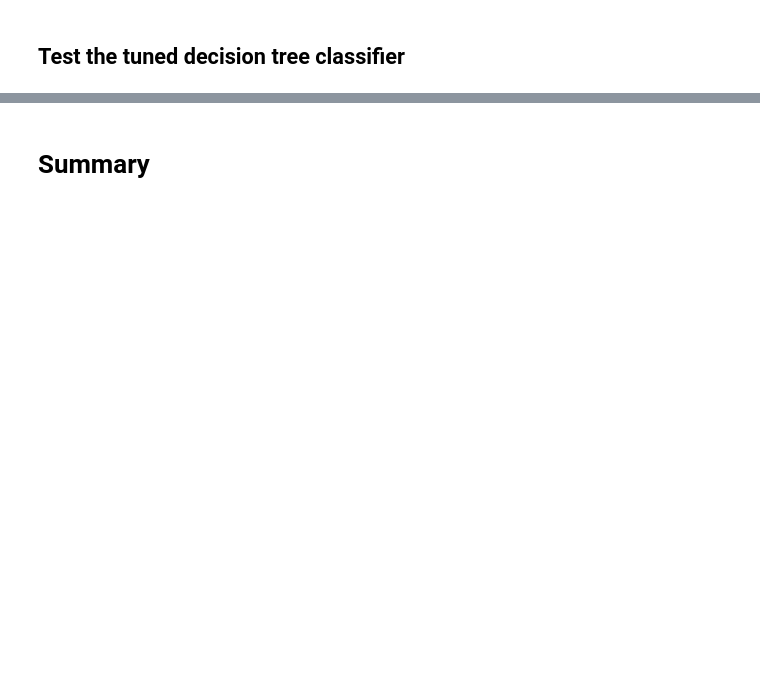
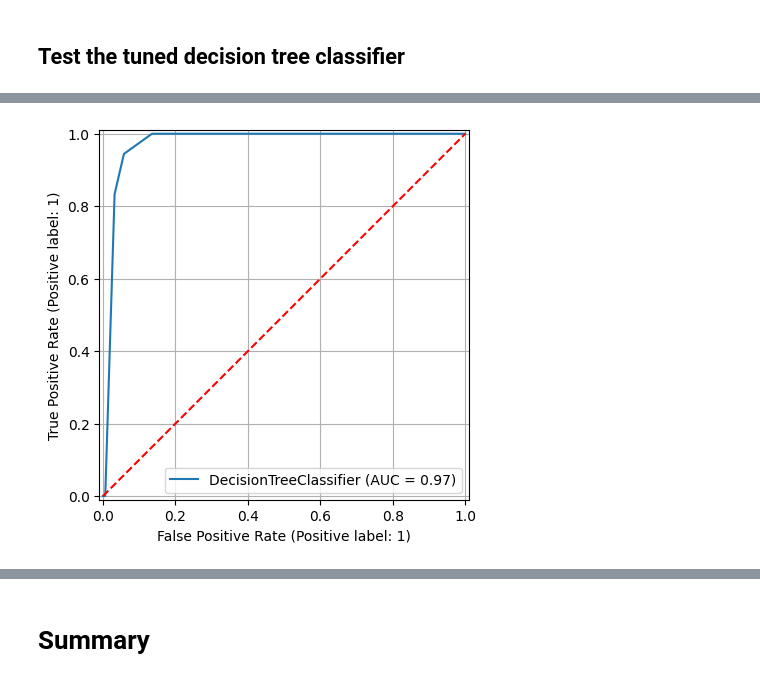
Before and after one commit to mohamedrezk122/covid-19-outcome-prediction, a Jupyter notebook: analysis.ipynb, the cells around one changed output, grey strips where cells are left out. Cells and saved outputs as stored; diff of their text form; code cells hidden in the pictures; blank space fills up the shorter version.

```diff
--- a/analysis.ipynb
+++ b/analysis.ipynb
@@ -536,0 +564,4 @@ weighted avg       0.95      0.94      0.95       173
+# %%
+display_roc_graph(dt_tuned, X_test, y_test)
+# %% [output]
+[figure, added]
```
Also changed, not shown: parts of 10 cells of this notebook.
